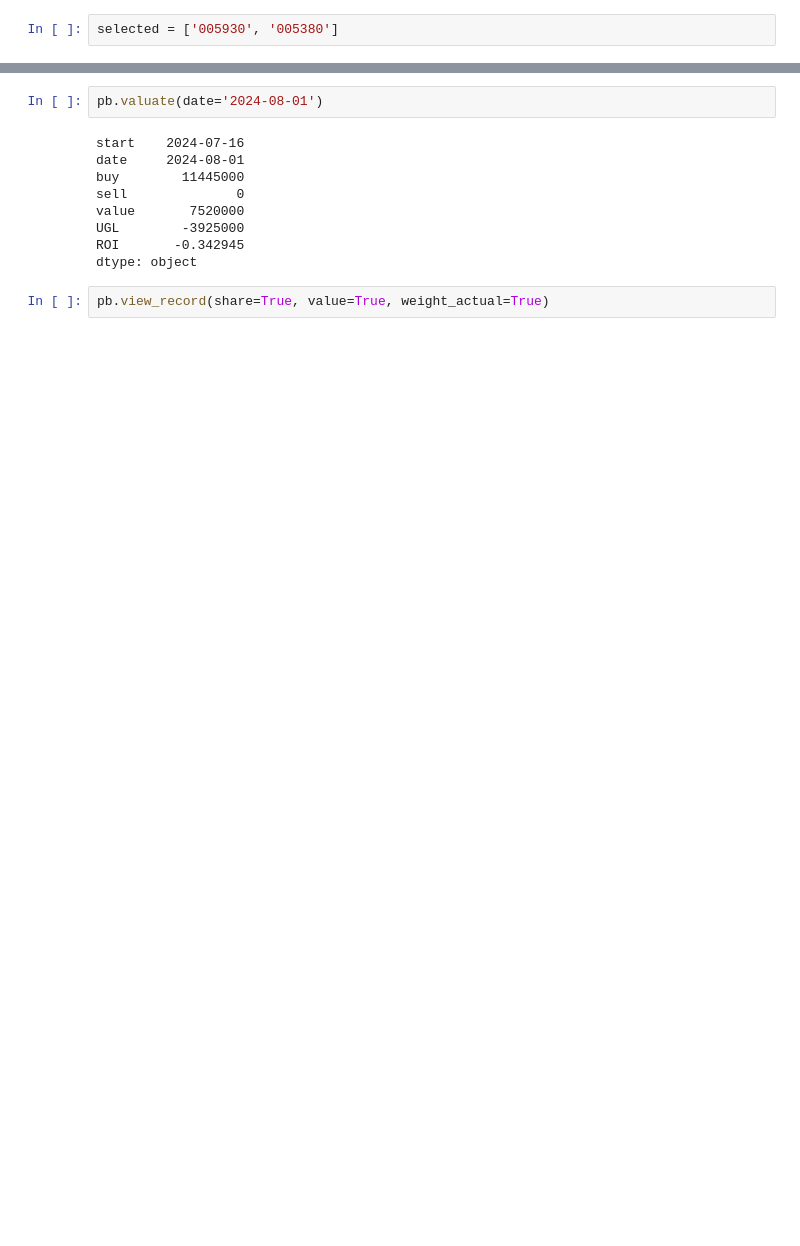
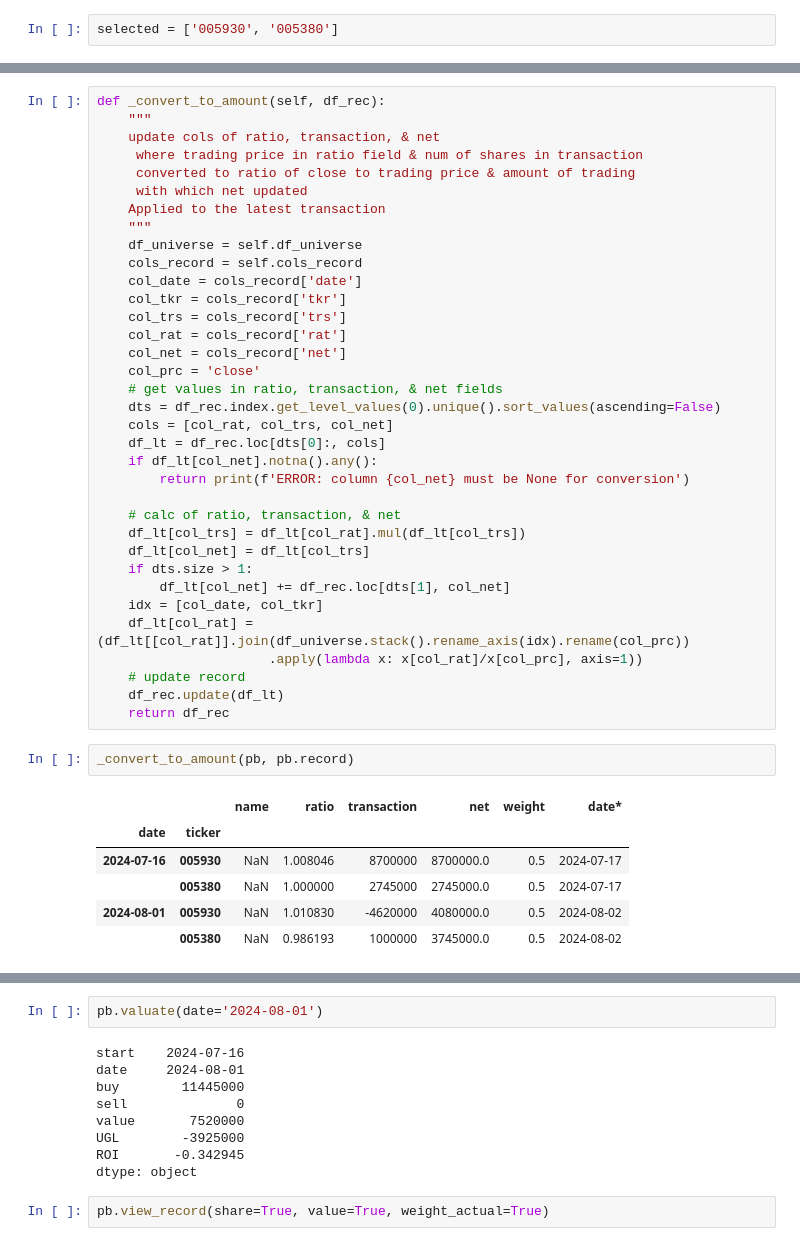
Before and after one commit to lbk209/portfolio, a Jupyter notebook: Allocate_Portfolio.ipynb, the cells around one changed output, grey strips where cells are left out. Cells and saved outputs as stored; diff of their text form; blank space fills up the shorter version.

Commit message:
update _convert_to_amount

```diff
--- a/Allocate_Portfolio.ipynb
+++ b/Allocate_Portfolio.ipynb
@@ -899,0 +904,44 @@ dtype: int64
+# %%
+def _convert_to_amount(self, df_rec):
+    """
+    update cols of ratio, transaction, & net
+     where trading price in ratio field & num of shares in transaction
+     converted to ratio of close to trading price & amount of trading
+     with which net updated
+    Applied to the latest transaction
+    """
+    df_universe = self.df_universe
+    cols_record = self.cols_record
+    col_date = cols_record['date']
+    col_tkr = cols_record['tkr']
+    col_trs = cols_record['trs']
+    col_rat = cols_record['rat']
+    col_net = cols_record['net']
+    col_prc = 'close'
+    # get values in ratio, transaction, & net fields
+    dts = df_rec.index.get_level_values(0).unique().sort_values(ascending=False)
+    cols = [col_rat, col_trs, col_net]
+    df_lt = df_rec.loc[dts[0]:, cols]
+    if df_lt[col_net].notna().any():
+        return print(f'ERROR: column {col_net} must be None for conversion')
+
+    # calc of ratio, transaction, & net
+    df_lt[col_trs] = df_lt[col_rat].mul(df_lt[col_trs])
+    df_lt[col_net] = df_lt[col_trs]
+    if dts.size > 1:
+        df_lt[col_net] += df_rec.loc[dts[1], col_net]
+    idx = [col_date, col_tkr]
+    df_lt[col_rat] = (df_lt[[col_rat]].join(df_universe.stack().rename_axis(idx).rename(col_prc))
+                      .apply(lambda x: x[col_rat]/x[col_prc], axis=1))
+    # update record
+    df_rec.update(df_lt)
+    return df_rec
+# %%
+_convert_to_amount(pb, pb.record)
+# %% [output]
+|  |  | name | ratio | transaction | net | weight | date* |
+| date | ticker |  |  |  |  |  |  |
+| 2024-07-16 | 005930 | NaN | 1.008046 | 8700000 | 8700000.0 | 0.5 | 2024-07-17 |
+|  | 005380 | NaN | 1.000000 | 2745000 | 2745000.0 | 0.5 | 2024-07-17 |
+| 2024-08-01 | 005930 | NaN | 1.010830 | -4620000 | 4080000.0 | 0.5 | 2024-08-02 |
+|  | 005380 | NaN | 0.986193 | 1000000 | 3745000.0 | 0.5 | 2024-08-02 |
```
Also changed, not shown: parts of 6 cells of this notebook, 1 other file.
